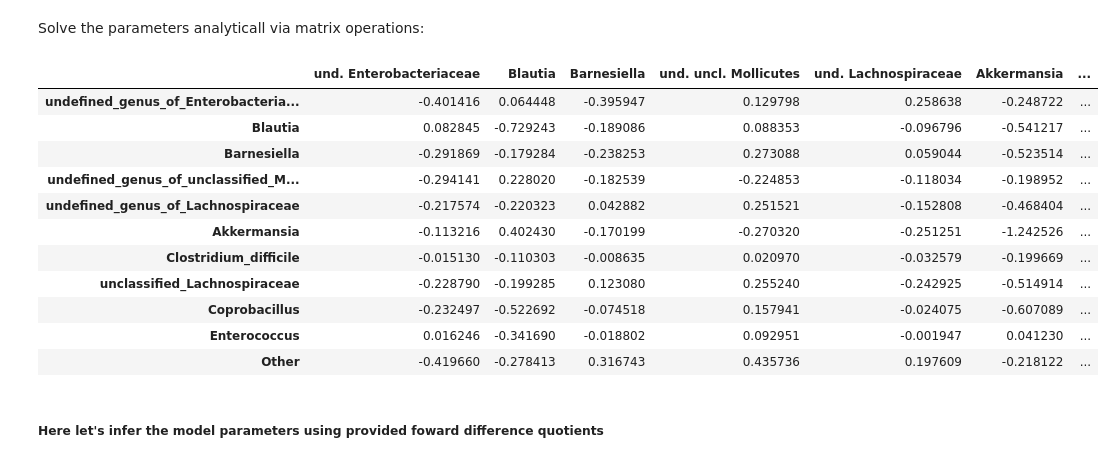
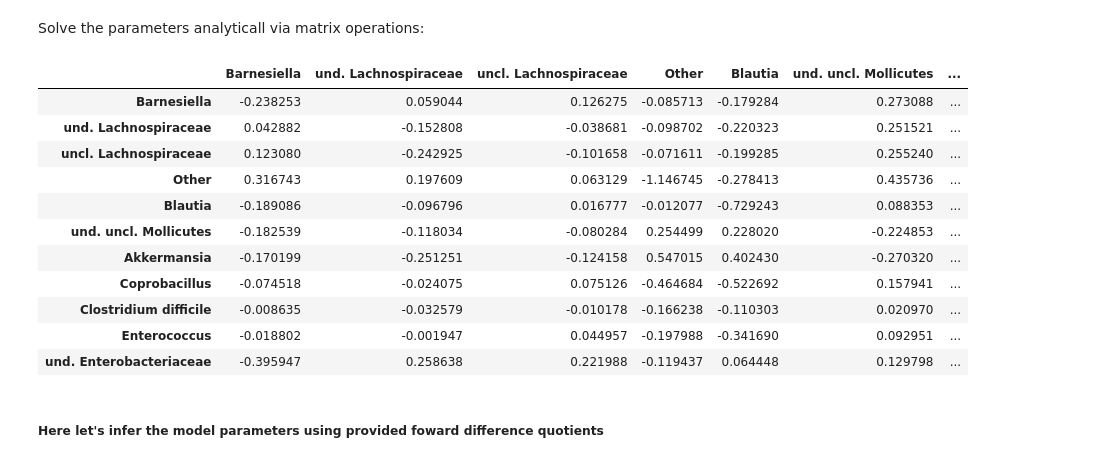
Before and after one commit to BOYANGLI233/gLV-model-implementation, a Jupyter notebook: notebook/gLV_fit.ipynb, the cells around one changed output. Saved outputs shown, nothing was run; the diff lists cells and outputs as text; code cells hidden in the pictures.

```diff
--- a/notebook/gLV_fit.ipynb
+++ b/notebook/gLV_fit.ipynb
@@ -72,12 +74,12 @@ for i in range(1, id_max + 1):
 # %% [markdown]
 Here are the two matrixes obatined for paramterisation (F = (M Mu E) Y):
 # %%
-Y = pd.DataFrame(np.vstack((all_abundance, growth_vector, all_perturb_data)), columns=all_meta, index=ds_1.iloc[4:17, 0].to_list()) # create a DataFrame with all abundance, growth vector, and perturbation data
-# Y.to_csv('../dataset/Y.csv', index=True) # save the DataFrame to a CSV file
-display(Y)
-F = pd.DataFrame(all_diff_quotient, columns=all_meta, index=ds_1.iloc[4:15, 0].to_list()) # create a DataFrame with all difference quotients
-display(F)
-# F.to_csv('../dataset/F.csv', index=True) # save the DataFrame to a CSV file
+Y_df = pd.DataFrame(np.vstack((all_abundance, growth_vector, all_perturb_data)), columns=all_meta, index=ds_1.iloc[4:17, 0].to_list()) # create a DataFrame with all abundance, growth vector, and perturbation data
+# Y_df.to_csv('../dataset/Y.csv', index=True) # save the DataFrame to a CSV file
+display(Y_df)
+F_df = pd.DataFrame(all_diff_quotient, columns=all_meta, index=ds_1.iloc[4:15, 0].to_list()) # create a DataFrame with all difference quotients
+# F_df.to_csv('../dataset/F.csv', index=True) # save the DataFrame to a CSV file
+display(F_df)
 # %% [output]
 |  | 1_0.0 | 1_2.0 | 1_3.0 | 1_4.0 | 1_5.0 | 1_6.0 | 1_7.0 | 1_9.0 | 1_12.0 | 1_16.0 | ... | ... |
 | undefined_genus_of_Enterobacteria... | 0.000024 | 0.869140 | 0.415010 | 5.099800 | 0.429160 | 0.240180 | 0.142250 | 0.469020 | 0.581790 | 0.003252 | ... | ... |
@@ -108,8 +110,8 @@ display(F)
 | Other | -1.658042 | -0.446828 | 5.104803 | -1.544188 | -1.991101 | -1.573817 | 0.696544 | -0.180321 | -0.404635 | 0.138954 | ... | ... |
 11 rows × 68 columns
 # %%
-Y_data_1 = Y.to_numpy()  # Convert Y DataFrame to a NumPy array
-F_data_1 = F.to_numpy()  # Convert F DataFrame to a NumPy array
+Y_data_1 = Y_df.to_numpy()  # Convert Y DataFrame to a NumPy array
+F_data_1 = F_df.to_numpy()  # Convert F DataFrame to a NumPy array
 
 # Use the optimal regularisation factors from the paper
 lmd = [2.25 for _ in range(11)] + [9, 0.25]
@@ -119,28 +121,38 @@ Solve the parameters analyticall via matrix operations:
 # %%
 # Define the parameter matrix as theta
 theta_1 = gLV.compute_theta(F_data_1, Y_data_1, D_lmd)  # Calculate theta using the formula
 
-species = F.index.to_list()
+species = F_df.index.to_list()
 species[0] = 'und. Enterobacteriaceae'
 species[3] = 'und. uncl. Mollicutes'
 species[4] = 'und. Lachnospiraceae'
-species[7] = 'ucl. Lachnospiraceae'
-parameter_matrix_1 = pd.DataFrame(theta_1, index=F.index, columns=species + ['Growth', 'Susceptibility'])  # Create a DataFrame for the parameter matrix
+species[6] = 'Clostridium difficile'
+species[7] = 'uncl. Lachnospiraceae'
+
+current_order = species
+desired_order = ['Barnesiella', 'und. Lachnospiraceae', 'uncl. Lachnospiraceae', 'Other', 'Blautia',
+                   'und. uncl. Mollicutes', 'Akkermansia', 'Coprobacillus', 'Clostridium difficile',
+                   'Enterococcus', 'und. Enterobacteriaceae']
+
+# Reorder the species in theta_1 according to the order
+theta_1 = gLV.reorder_para_matrix(theta_1, current_order, desired_order)
+
+parameter_matrix_1 = pd.DataFrame(theta_1, index=desired_order, columns=desired_order + ['Growth', 'Susceptibility'])  # Create a DataFrame for the parameter matrix
 display(parameter_matrix_1)  # Display the parameter matrix
-# parameter_matrix_1.to_csv('../dataset/parameter_matrix_1.csv', index=True)  # Save the parameter matrix to a CSV file
+parameter_matrix_1.to_csv('../dataset/parameter_matrix_1.csv', index=True)  # Save the parameter matrix to a CSV file
 # %% [output]
-|  | und. Enterobacteriaceae | Blautia | Barnesiella | und. uncl. Mollicutes | und. Lachnospiraceae | Akkermansia | ... |
-| undefined_genus_of_Enterobacteria... | -0.401416 | 0.064448 | -0.395947 | 0.129798 | 0.258638 | -0.248722 | ... |
-| Blautia | 0.082845 | -0.729243 | -0.189086 | 0.088353 | -0.096796 | -0.541217 | ... |
-| Barnesiella | -0.291869 | -0.179284 | -0.238253 | 0.273088 | 0.059044 | -0.523514 | ... |
-| undefined_genus_of_unclassified_M... | -0.294141 | 0.228020 | -0.182539 | -0.224853 | -0.118034 | -0.198952 | ... |
-| undefined_genus_of_Lachnospiraceae | -0.217574 | -0.220323 | 0.042882 | 0.251521 | -0.152808 | -0.468404 | ... |
-| Akkermansia | -0.113216 | 0.402430 | -0.170199 | -0.270320 | -0.251251 | -1.242526 | ... |
-| Clostridium_difficile | -0.015130 | -0.110303 | -0.008635 | 0.020970 | -0.032579 | -0.199669 | ... |
-| unclassified_Lachnospiraceae | -0.228790 | -0.199285 | 0.123080 | 0.255240 | -0.242925 | -0.514914 | ... |
-| Coprobacillus | -0.232497 | -0.522692 | -0.074518 | 0.157941 | -0.024075 | -0.607089 | ... |
-| Enterococcus | 0.016246 | -0.341690 | -0.018802 | 0.092951 | -0.001947 | 0.041230 | ... |
-| Other | -0.419660 | -0.278413 | 0.316743 | 0.435736 | 0.197609 | -0.218122 | ... |
+|  | Barnesiella | und. Lachnospiraceae | uncl. Lachnospiraceae | Other | Blautia | und. uncl. Mollicutes | ... |
+| Barnesiella | -0.238253 | 0.059044 | 0.126275 | -0.085713 | -0.179284 | 0.273088 | ... |
+| und. Lachnospiraceae | 0.042882 | -0.152808 | -0.038681 | -0.098702 | -0.220323 | 0.251521 | ... |
+| uncl. Lachnospiraceae | 0.123080 | -0.242925 | -0.101658 | -0.071611 | -0.199285 | 0.255240 | ... |
+| Other | 0.316743 | 0.197609 | 0.063129 | -1.146745 | -0.278413 | 0.435736 | ... |
+| Blautia | -0.189086 | -0.096796 | 0.016777 | -0.012077 | -0.729243 | 0.088353 | ... |
+| und. uncl. Mollicutes | -0.182539 | -0.118034 | -0.080284 | 0.254499 | 0.228020 | -0.224853 | ... |
+| Akkermansia | -0.170199 | -0.251251 | -0.124158 | 0.547015 | 0.402430 | -0.270320 | ... |
+| Coprobacillus | -0.074518 | -0.024075 | 0.075126 | -0.464684 | -0.522692 | 0.157941 | ... |
+| Clostridium difficile | -0.008635 | -0.032579 | -0.010178 | -0.166238 | -0.110303 | 0.020970 | ... |
+| Enterococcus | -0.018802 | -0.001947 | 0.044957 | -0.197988 | -0.341690 | 0.092951 | ... |
+| und. Enterobacteriaceae | -0.395947 | 0.258638 | 0.221988 | -0.119437 | 0.064448 | 0.129798 | ... |
 # %% [markdown]
 ##### **Here let's infer the model parameters using provided foward difference quotients**
 # %%
```
Also changed, not shown: parts of 7 cells of this notebook, 11 other files.
